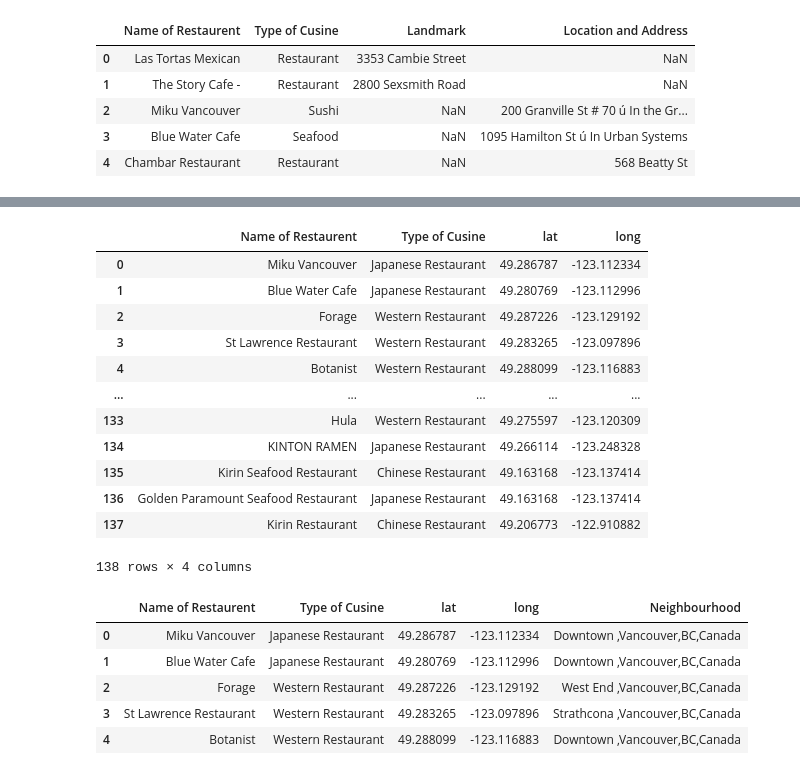
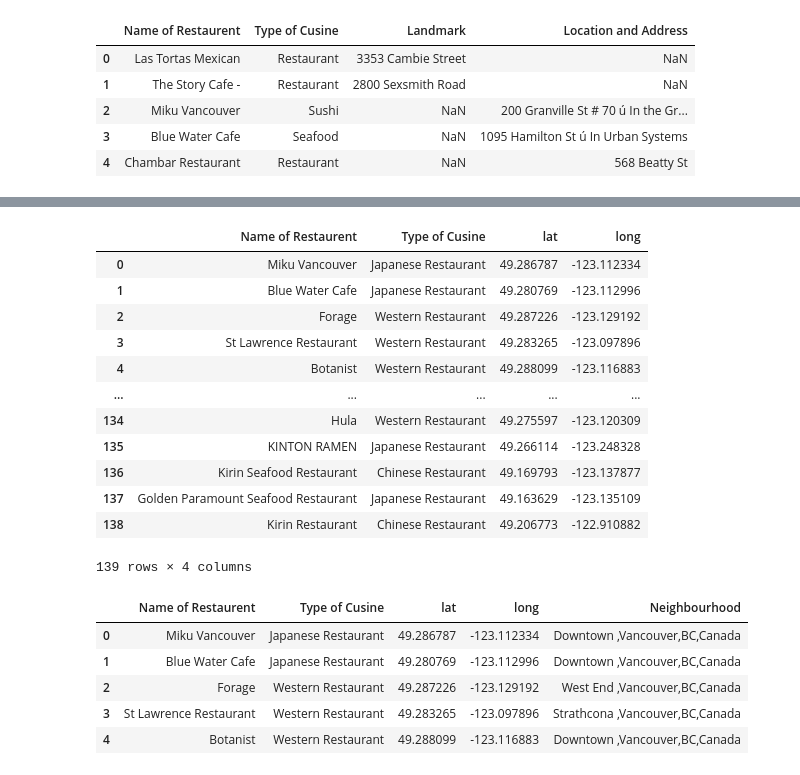
Before and after one commit to leanohl/BA_ClusteringofRestaurants, a Jupyter notebook: clusteringVancouver.ipynb, the cells around one changed output, grey strips where cells are left out. Saved outputs shown, nothing was run; the diff lists cells and outputs as text; code cells hidden in the pictures.

```diff
--- a/clusteringVancouver.ipynb
+++ b/clusteringVancouver.ipynb
@@ -679,23 +564,21 @@ df_new_rest
-# %%
-df_new_rest = df_new_rest.drop("Place", axis=1)
-df_new_rest = df_new_rest.drop("location", axis=1)
-df_new_rest = df_new_rest.drop("point", axis=1)
-df_new_rest = df_new_rest.drop("altitude", axis=1)
-df_new_rest
-# %% [output]
-|  | Name of Restaurent | Type of Cusine | lat | long |
-| 0 | Miku Vancouver | Japanese Restaurant | 49.286787 | -123.112334 |
-| 1 | Blue Water Cafe | Japanese Restaurant | 49.280769 | -123.112996 |
-| 2 | Forage | Western Restaurant | 49.287226 | -123.129192 |
-| 3 | St Lawrence Restaurant | Western Restaurant | 49.283265 | -123.097896 |
-| 4 | Botanist | Western Restaurant | 49.288099 | -123.116883 |
-| ... | ... | ... | ... | ... |
-| 133 | Hula | Western Restaurant | 49.275597 | -123.120309 |
-| 134 | KINTON RAMEN | Japanese Restaurant | 49.266114 | -123.248328 |
-| 135 | Kirin Seafood Restaurant | Chinese Restaurant | 49.163168 | -123.137414 |
-| 136 | Golden Paramount Seafood Restaurant | Japanese Restaurant | 49.163168 | -123.137414 |
-| 137 | Kirin Restaurant | Chinese Restaurant | 49.206773 | -122.910882 |
-138 rows × 4 columns
+# %%
+df_final_rest = df_rest.copy()
+df_final_rest.drop(['Place','location','point','altitude'], axis=1, inplace=True)
+df_final_rest.head()
+# %% [output]
+|  | Name of Restaurent | Type of Cusine | lat | long |
+| 0 | Miku Vancouver | Japanese Restaurant | 49.286787 | -123.112334 |
+| 1 | Blue Water Cafe | Japanese Restaurant | 49.280769 | -123.112996 |
+| 2 | Forage | Western Restaurant | 49.287226 | -123.129192 |
+| 3 | St Lawrence Restaurant | Western Restaurant | 49.283265 | -123.097896 |
+| 4 | Botanist | Western Restaurant | 49.288099 | -123.116883 |
+| ... | ... | ... | ... | ... |
+| 134 | Hula | Western Restaurant | 49.275597 | -123.120309 |
+| 135 | KINTON RAMEN | Japanese Restaurant | 49.266114 | -123.248328 |
+| 136 | Kirin Seafood Restaurant | Chinese Restaurant | 49.169793 | -123.137877 |
+| 137 | Golden Paramount Seafood Restaurant | Japanese Restaurant | 49.163629 | -123.135109 |
+| 138 | Kirin Restaurant | Chinese Restaurant | 49.206773 | -122.910882 |
+139 rows × 4 columns
 # %%
 # Haversine Distance
 # now we need to merge the two datasets  according to their neigborhood
```
Also changed, not shown: parts of 24 cells of this notebook, 1 other file.
